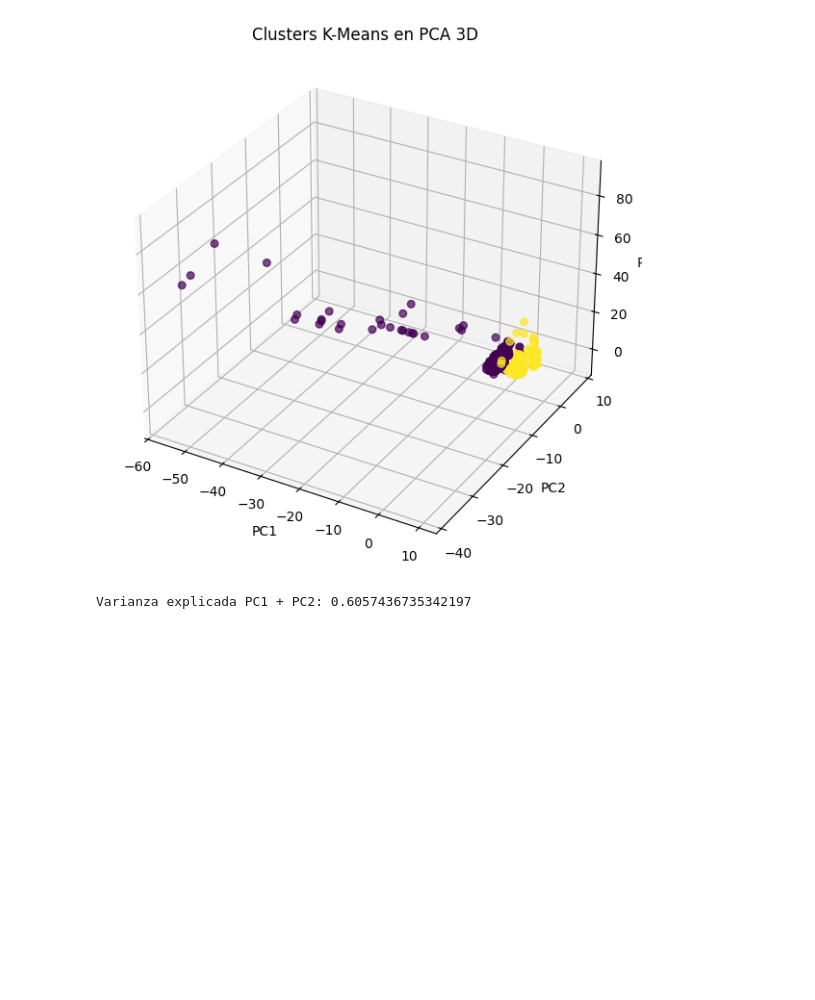
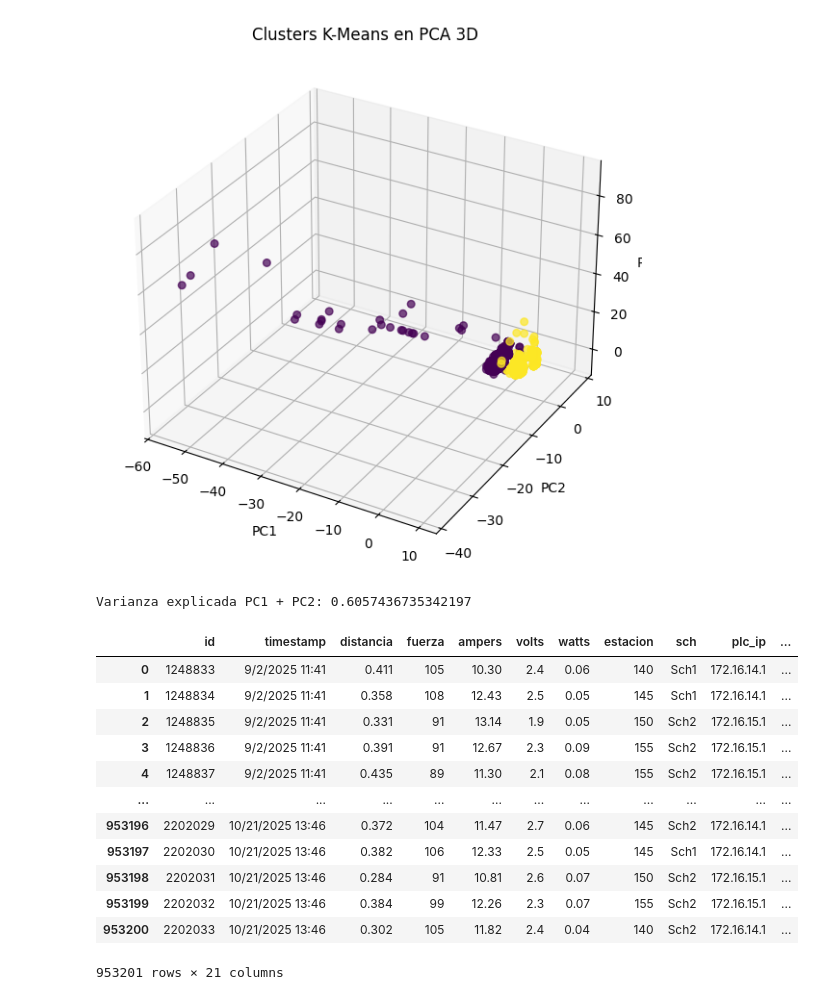
Before and after one commit to alesanchezb/copate-26, a Jupyter notebook: Untitled.ipynb, the cells around one changed output. Drawn from its saved outputs; the diff is of its cells as text; code cells hidden in the pictures; blank space fills up the shorter version.

```diff
--- a/Untitled.ipynb
+++ b/Untitled.ipynb
@@ -241,0 +246,16 @@ Varianza explicada PC1 + PC2: 0.6057436735342197
+# %%
+data
+# %% [output]
+|  | id | timestamp | distancia | fuerza | ampers | volts | watts | estacion | sch | plc_ip | ... |
+| 0 | 1248833 | 9/2/2025 11:41 | 0.411 | 105 | 10.30 | 2.4 | 0.06 | 140 | Sch1 | 172.16.14.1 | ... |
+| 1 | 1248834 | 9/2/2025 11:41 | 0.358 | 108 | 12.43 | 2.5 | 0.05 | 145 | Sch1 | 172.16.14.1 | ... |
+| 2 | 1248835 | 9/2/2025 11:41 | 0.331 | 91 | 13.14 | 1.9 | 0.05 | 150 | Sch2 | 172.16.15.1 | ... |
+| 3 | 1248836 | 9/2/2025 11:41 | 0.391 | 91 | 12.67 | 2.3 | 0.09 | 155 | Sch2 | 172.16.15.1 | ... |
+| 4 | 1248837 | 9/2/2025 11:41 | 0.435 | 89 | 11.30 | 2.1 | 0.08 | 155 | Sch2 | 172.16.15.1 | ... |
+| ... | ... | ... | ... | ... | ... | ... | ... | ... | ... | ... | ... |
+| 953196 | 2202029 | 10/21/2025 13:46 | 0.372 | 104 | 11.47 | 2.7 | 0.06 | 145 | Sch2 | 172.16.14.1 | ... |
+| 953197 | 2202030 | 10/21/2025 13:46 | 0.382 | 106 | 12.33 | 2.5 | 0.05 | 145 | Sch1 | 172.16.14.1 | ... |
+| 953198 | 2202031 | 10/21/2025 13:46 | 0.284 | 91 | 10.81 | 2.6 | 0.07 | 150 | Sch2 | 172.16.15.1 | ... |
+| 953199 | 2202032 | 10/21/2025 13:46 | 0.384 | 99 | 12.26 | 2.3 | 0.07 | 155 | Sch2 | 172.16.15.1 | ... |
+| 953200 | 2202033 | 10/21/2025 13:46 | 0.302 | 105 | 11.82 | 2.4 | 0.04 | 140 | Sch2 | 172.16.14.1 | ... |
+953201 rows × 21 columns
```
Also changed, not shown: parts of 10 cells of this notebook, 2 other files.
